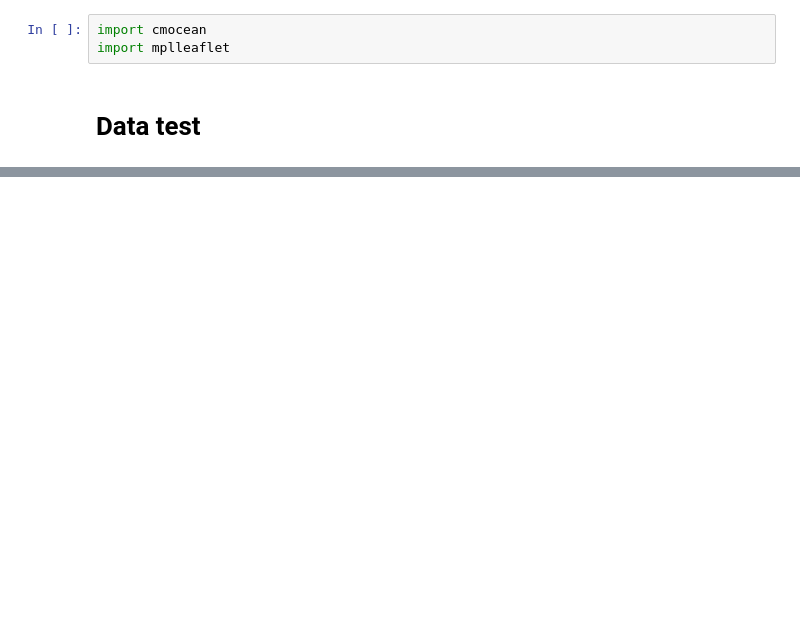
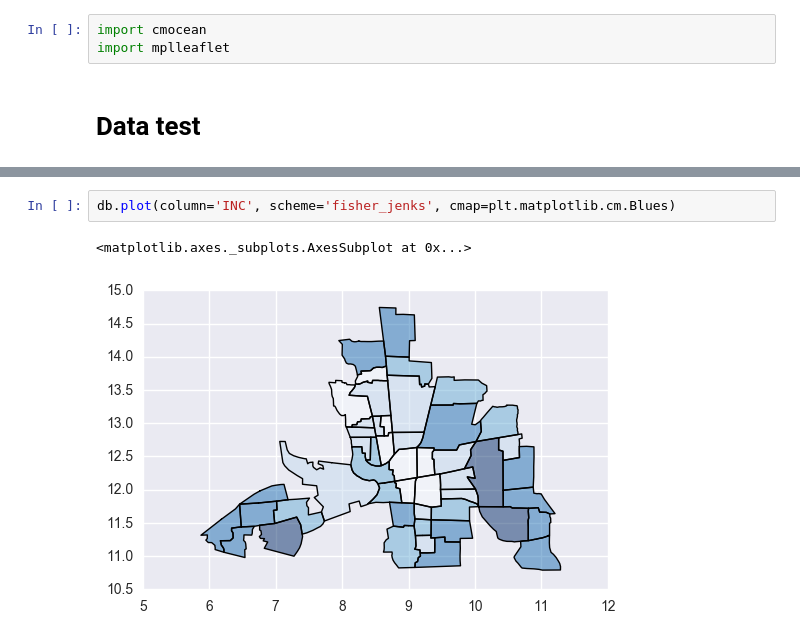
Before and after one commit to ocefpaf/2016-Python-course-CBO, a Jupyter notebook: notebooks/check_env.ipynb, the cells around one changed output, grey strips where cells are left out. Saved outputs shown, nothing was run; the diff lists cells and outputs as text; blank space fills up the shorter version.

```diff
--- a/notebooks/check_env.ipynb
+++ b/notebooks/check_env.ipynb
@@ -51,0 +187,5 @@ import mplleaflet
+# %%
+db.plot(column='INC', scheme='fisher_jenks', cmap=plt.matplotlib.cm.Blues)
+# %% [output]
+<matplotlib.axes._subplots.AxesSubplot at 0x...>
+[figure, added]
```
Also changed, not shown: parts of 33 cells of this notebook, 1 other file.
